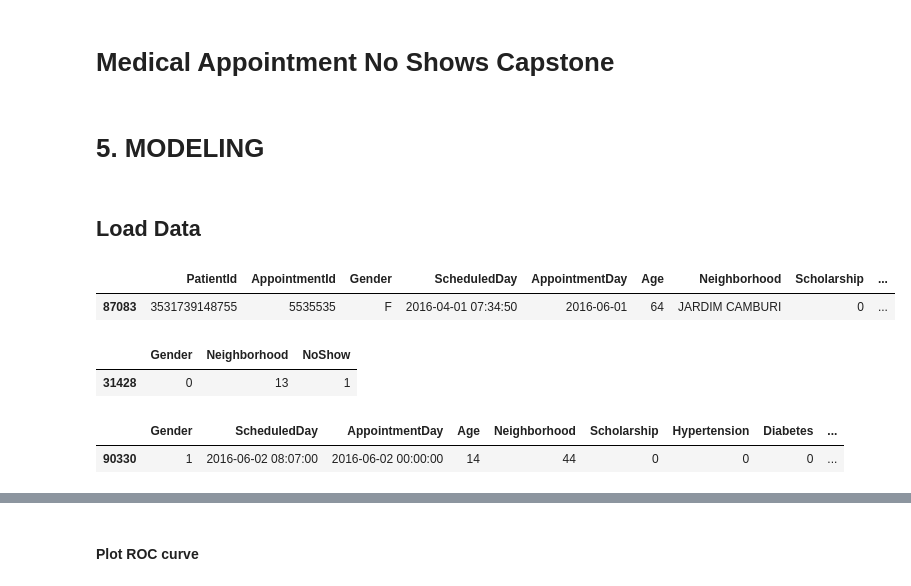
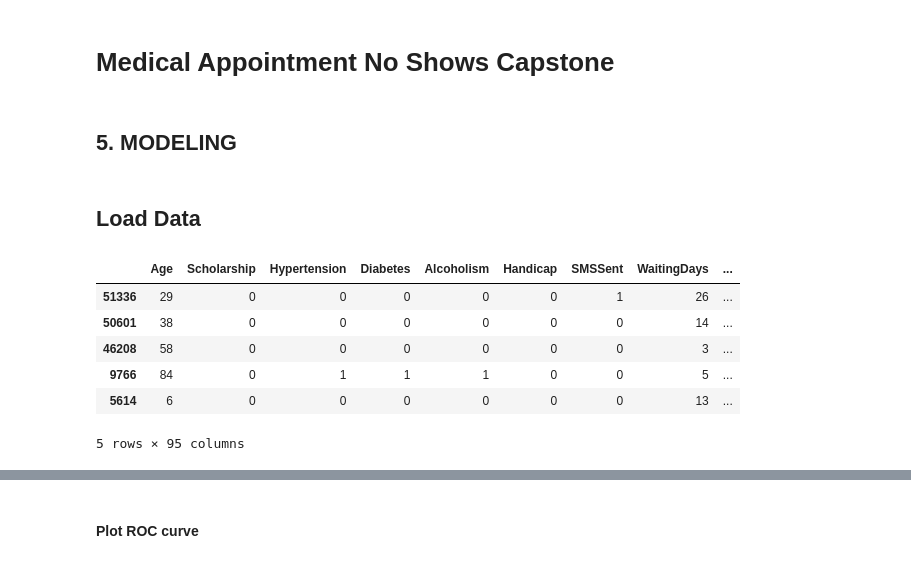
Before and after one commit to asaadkhattab/MedicalAppointmentNoShowsCapstone, a Jupyter notebook: 5_Modeling.ipynb, the cells around one changed output, grey strips where cells are left out. Cells and saved outputs as stored; diff of their text form; code cells hidden in the pictures.

```diff
--- a/5_Modeling.ipynb
+++ b/5_Modeling.ipynb
@@ -1,7 +1,7 @@
 # %% [markdown]
 # Medical Appointment No Shows Capstone
 # %% [markdown]
-# 5. MODELING
+## 5. MODELING
 # %%
 import pandas as pd
 import numpy as np
@@ -67,25 +75,14 @@ from scipy.stats import randint
 # %% [markdown]
 ## Load Data
 # %%
-path = 'data/step2_output.csv'
-df = pd.read_csv(path, index_col=None, parse_dates=["ScheduledDay","AppointmentDay"])
-df.sample()
+path = 'data/df_ohe.csv'
+df_ohe = pd.read_csv(path, index_col=None)
+df_ohe.sample(5)
 # %% [output]
-|  | PatientId | AppointmentId | Gender | ScheduledDay | AppointmentDay | Age | Neighborhood | Scholarship | ... |
-| 87083 | 3531739148755 | 5535535 | F | 2016-04-01 07:34:50 | 2016-06-01 | 64 | JARDIM CAMBURI | 0 | ... |
+|  | Age | Scholarship | Hypertension | Diabetes | Alcoholism | Handicap | SMSSent | WaitingDays | ... |
+| 51336 | 29 | 0 | 0 | 0 | 0 | 0 | 1 | 26 | ... |
+| 50601 | 38 | 0 | 0 | 0 | 0 | 0 | 0 | 14 | ... |
+| 46208 | 58 | 0 | 0 | 0 | 0 | 0 | 0 | 3 | ... |
+| 9766 | 84 | 0 | 1 | 1 | 1 | 0 | 0 | 5 | ... |
+| 5614 | 6 | 0 | 0 | 0 | 0 | 0 | 0 | 13 | ... |
+5 rows × 95 columns
-# %%
-#df_1
-path = 'data/df_1_output.csv'
-df_1 = pd.read_csv(path, index_col=None)
-df_1.sample()
-# %% [output]
-|  | Gender | Neighborhood | NoShow |
-| 31428 | 0 | 13 | 1 |
-# %%
-#df_2
-path = 'data/df_2_output.csv'
-df_2 = pd.read_csv(path, index_col=None)
-df_2.sample()
-# %% [output]
-|  | Gender | ScheduledDay | AppointmentDay | Age | Neighborhood | Scholarship | Hypertension | Diabetes | ... |
-| 90330 | 1 | 2016-06-02 08:07:00 | 2016-06-02 00:00:00 | 14 | 44 | 0 | 0 | 0 | ... |
```
Also changed, not shown: parts of 63 cells of this notebook.
